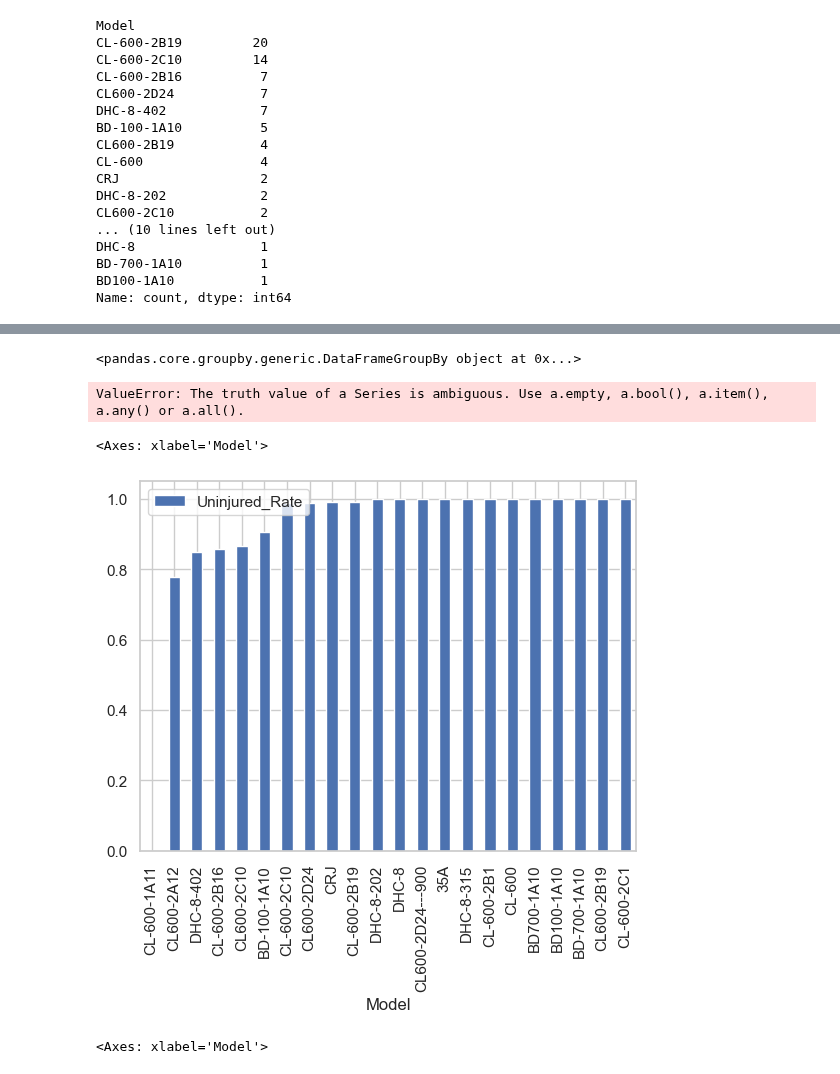
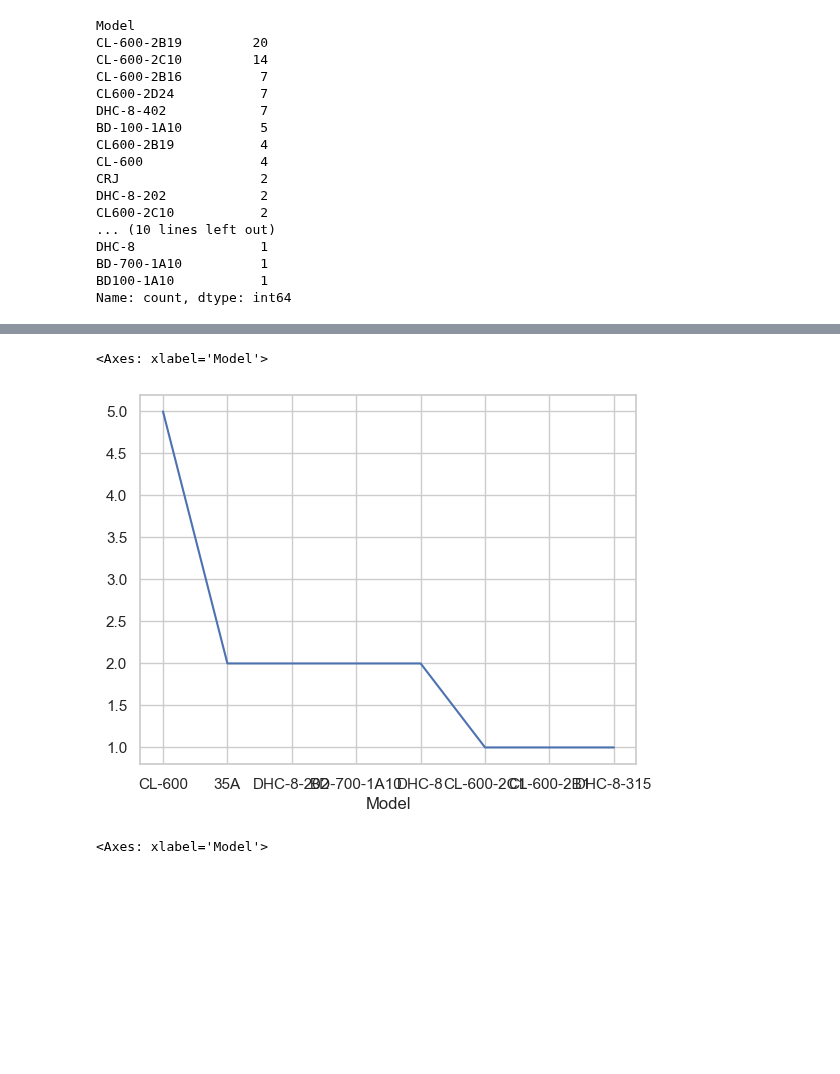
Before and after one commit to scarlettvalentin/aviation_project, a Jupyter notebook: notebook.ipynb, the cells around one changed output, grey strips where cells are left out. Cells and saved outputs as stored; diff of their text form; code cells hidden in the pictures; blank space fills up the shorter version.

Commit message:
add code and charts to model analysis in notebook

```diff
--- a/notebook.ipynb
+++ b/notebook.ipynb
@@ -267,6 +267,21 @@ Airbus         261
 Embraer        182
 Bombardier     105
 Name: count, dtype: int64
+# %%
+# Some models are duplicated due to formatting issues. The following models are found to be the safest through my EDA below.
+# I clean the model names that have a 100% uninjured rate and add them to the safest_models list. This is being added here so these changes
+# can be implemented when the file is exported.
+
+# Merge like models
+top_4_makes[top_4_makes['Model'] == 'DHC8'] = 'DHC-8'
+top_4_makes[top_4_makes['Model'] == 'CL600'] = 'CL-600'
+top_4_makes[top_4_makes['Model'] == 'CL600-2B19'] = 'CL-600-2B19'
+top_4_makes[top_4_makes['Model'] == 'BD700-1A10'] = 'BD-700-1A10'
+top_4_makes[top_4_makes['Model'] == 'BD100-1A10'] = 'BD-100-1A10'
+top_4_makes[top_4_makes['Model'] == 'CL600-2D24---900'] = 'CL600-2D24-900'
+
+safest_models = ['35A', 'BD-700-1A10', 'CL-600', 'DHC-8-315', 'CL-600-2B1', 'DHC-8-202',
+    'CL-600-2C1', 'DHC-8', 'CL600-2D24---900']
 # %%
 top_4_makes.info()
 # %% [output]
@@ -411,18 +425,0 @@ CL-600-1A11                 0.0>
-# %%
-top_4_makes.groupby(['Model'])
-# %% [output]
-<pandas.core.groupby.generic.DataFrameGroupBy object at 0x...>
-# %%
-# At a glance, I noticed some models are duplicated. I clean the model names that have a 100% uninjured rate and add them to a list.
-
-# Merge like models
-top_4_makes[top_4_makes['Model'] == 'DHC8'] = 'DHC-8'
-top_4_makes[top_4_makes['Model'] == 'CL600'] = 'CL-600'
-
-safest_models = ['35A', 'BD-700-1A10', 'BD100-1A10', 'BD700-1A10', 'CL-600', 'DHC-8-315', 'CL-600-2B1', 'DHC-8-202',
-    'CL-600-2C1', 'DHC-8', 'CL600-2B19', 'CL600-2D24---900']
-
-top_5_models = top_4_makes['Make'][top_4_makes['Model'] in safest_models]
-top_5_models
-# %% [output]
-ValueError: The truth value of a Series is ambiguous. Use a.empty, a.bool(), a.item(), a.any() or a.all().
@@ -431,8 +426,10 @@ ValueError: The truth value of a Series is ambiguous. Use a.empty, a.bool(), a.i
-# %%
-top_4_makes[(top_4_makes['Make']=='Bombardier') & (top_4_makes['Number_Of_Engines'] == 2)].groupby(['Model'])\
-    [['Uninjured_Rate']].mean().sort_values(by='Uninjured_Rate', ascending=True).plot(kind='bar', stacked=True)
-# %% [output]
-<Axes: xlabel='Model'>
-[figure, removed]
+# %%
+# Count the number of occurrences of each of the 8 safest aircraft models.
+
+top_8_models_count = top_4_makes[top_4_makes['Model'].isin(safest_models)]
+top_8_models_count['Model'].value_counts().plot()
+# %% [output]
+<Axes: xlabel='Model'>
+[figure, added]
 # %%
 ## DELETE
```
Also changed, not shown: parts of 7 cells of this notebook, 1 other file.
